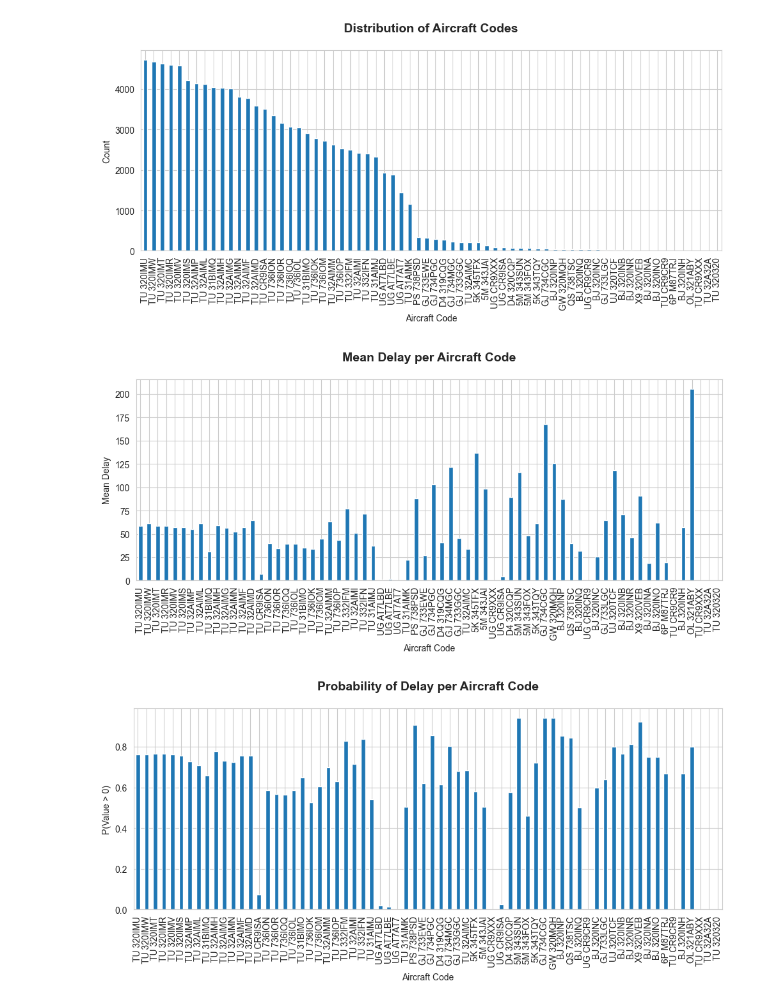
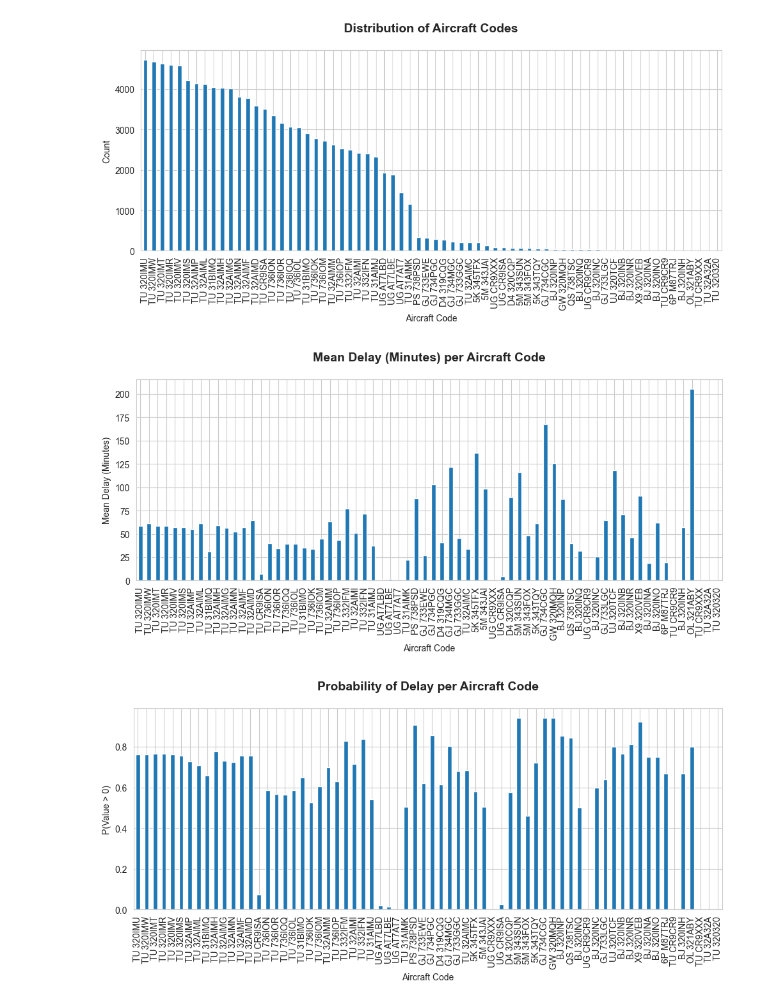
Before and after one commit to Johannes-Kutsch/flight-delay-prediction-challenge, a Jupyter notebook: Notebooks_Personal/Presentation_Graphs.ipynb, the cells around one changed output. Cells and saved outputs as stored; diff of their text form; code cells hidden in the pictures.

Commit message:
* forgto minutes label at mean delay plot

```diff
--- a/Notebooks_Personal/Presentation_Graphs.ipynb
+++ b/Notebooks_Personal/Presentation_Graphs.ipynb
@@ -21,21 +21,21 @@ plt.show()
 # %%
 mean_value = (
     df_train.groupby('AC')
       .agg(
           mean_value=('target', 'mean'),
           count=('target', 'size')
       )
       .sort_values('count', ascending=False)['mean_value']
 )
 
 mean_value.plot(kind='bar', figsize=(10,5))
 plt.xlabel('Aircraft Code')
-plt.ylabel('Mean Delay')
-plt.title('Mean Delay per Aircraft Code\n', fontsize=14, fontweight='bold')
+plt.ylabel('Mean Delay (Minutes)')
+plt.title('Mean Delay (Minutes) per Aircraft Code\n', fontsize=14, fontweight='bold')
 plt.tight_layout()
 plt.show()
 # %% [output]
-[figure, old version]
+[figure, new version]
 # %%
 import matplotlib.pyplot as plt
 
```
